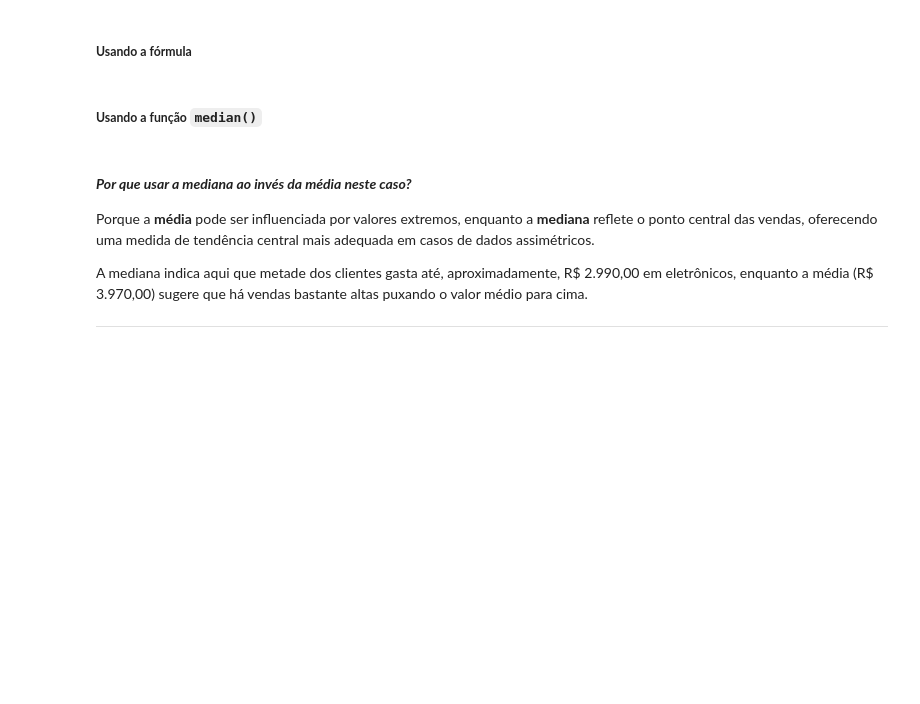
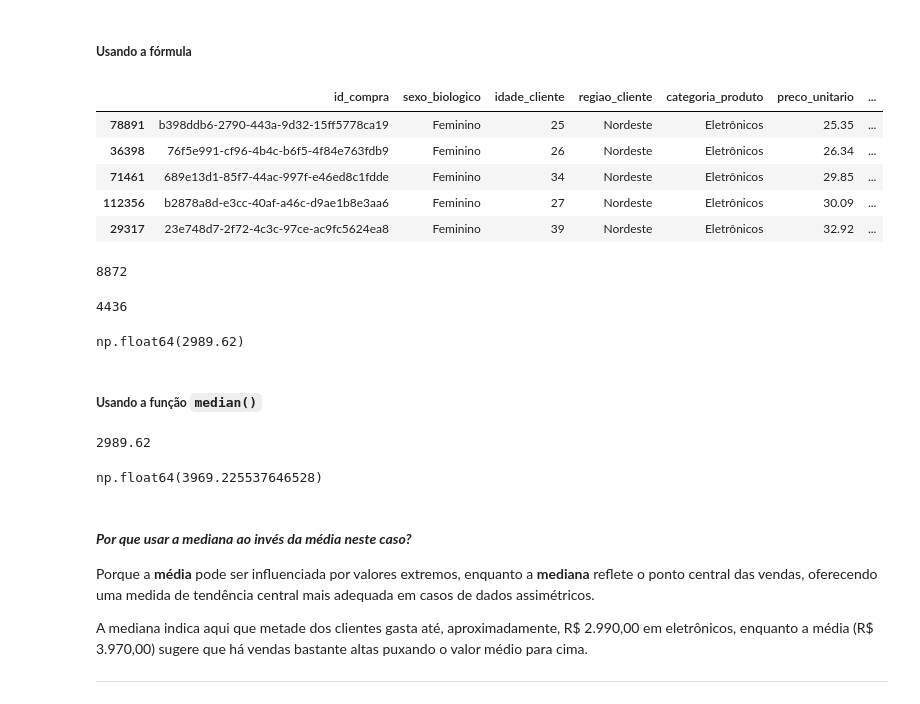
Before and after one commit to SergioCarmo-ro/Desafio_IA, a Jupyter notebook: Projeto_Inicial_Estatística_com_Python_frequencias_e_medidas.ipynb, the cells around one changed output. Saved outputs shown, nothing was run; the diff lists cells and outputs as text; code cells hidden in the pictures; blank space fills up the shorter version.

```diff
--- a/Projeto_Inicial_Estatística_com_Python_frequencias_e_medidas.ipynb
+++ b/Projeto_Inicial_Estatística_com_Python_frequencias_e_medidas.ipynb
@@ -540,8 +651,42 @@ X_{Elemento_{Md}} & ,se \ n \ for \ ímpar \\
 ### <font color="#E23155" face="Verdana">Solução:</font>
 # %% [markdown]
 ##### **Usando a fórmula**
+# %%
+dados_nordeste = df[(df['regiao_cliente'] == 'Nordeste') & (df['categoria_produto'] == 'Eletrônicos')]
+dados_nordeste = dados_nordeste.sort_values(by='total_compra')
+dados_nordeste.head()
+# %% [output]
+|  | id_compra | sexo_biologico | idade_cliente | regiao_cliente | categoria_produto | preco_unitario | ... |
+| 78891 | b398ddb6-2790-443a-9d32-15ff5778ca19 | Feminino | 25 | Nordeste | Eletrônicos | 25.35 | ... |
+| 36398 | 76f5e991-cf96-4b4c-b6f5-4f84e763fdb9 | Feminino | 26 | Nordeste | Eletrônicos | 26.34 | ... |
+| 71461 | 689e13d1-85f7-44ac-997f-e46ed8c1fdde | Feminino | 34 | Nordeste | Eletrônicos | 29.85 | ... |
+| 112356 | b2878a8d-e3cc-40af-a46c-d9ae1b8e3aa6 | Feminino | 27 | Nordeste | Eletrônicos | 30.09 | ... |
+| 29317 | 23e748d7-2f72-4c3c-97ce-ac9fc5624ea8 | Feminino | 39 | Nordeste | Eletrônicos | 32.92 | ... |
+# %%
+n = len(dados_nordeste)
+n
+# %% [output]
+8872
+# %%
+elemento_md = int(n / 2)
+elemento_md
+# %% [output]
+4436
+# %%
+#Calculando a media entre o valor no indice 'elemento md' e o proximo valor
+round((dados_nordeste.iloc[elemento_md]['total_compra'] + dados_nordeste.iloc[elemento_md - 1]['total_compra']) / 2, 2)
+# %% [output]
+np.float64(2989.62)
 # %% [markdown]
 ##### **Usando a função `median()`**
+# %%
+dados_nordeste.total_compra.median()
+# %% [output]
+2989.62
+# %%
+dados_nordeste.total_compra.mean()
+# %% [output]
+np.float64(3969.225537646528)
 # %% [markdown]
 #### ***Por que usar a mediana ao invés da média neste caso?***
 
```
Also changed, not shown: parts of 12 cells of this notebook.
